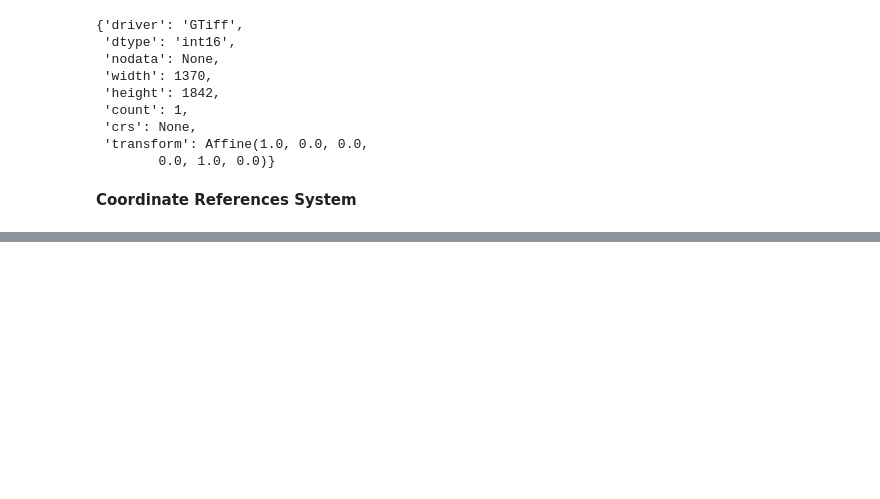
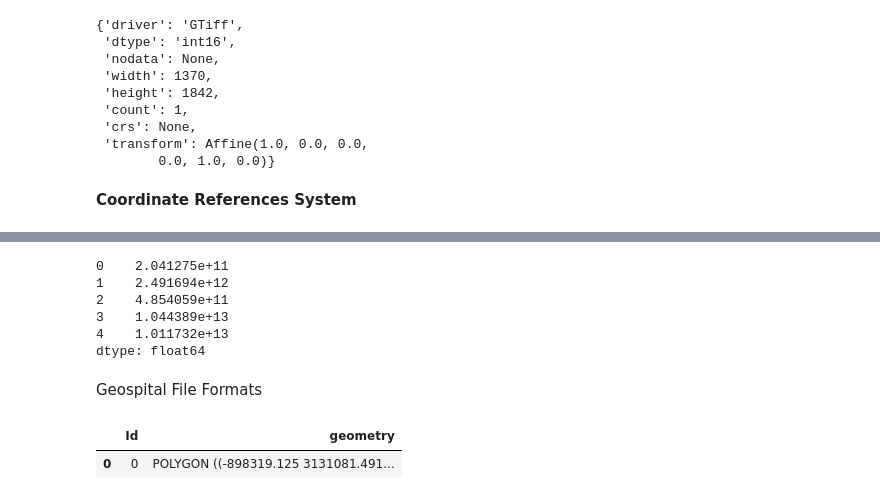
Before and after one commit to bibeksubedi0001/Machine-Learning-basic, a Jupyter notebook: Introtogeo/geopandas_operation.ipynb, the cells around one changed output, grey strips where cells are left out. Drawn from its saved outputs; the diff is of its cells as text; code cells hidden in the pictures; blank space fills up the shorter version.

```diff
--- a/geopandas_operation.ipynb
+++ b/Introtogeo/geopandas_operation.ipynb
@@ -104,0 +152,18 @@ src.meta
+# %%
+world_utm.area.head()
+# %% [output]
+0    2.041275e+11
+1    2.491694e+12
+2    4.854059e+11
+3    1.044389e+13
+4    1.011732e+13
+dtype: float64
+# %% [markdown]
+Geospital File Formats
+# %%
+shapefile=gpd.read_file(r"C:\Users\Bibek\Documents\ArcGIS\Data For GIS Training\Hydro data")
+# %%
+shapefile.head()
+# %% [output]
+|  | Id | geometry |
+| 0 | 0 | POLYGON ((-898319.125 3131081.491... |
```
Also changed, not shown: parts of 7 cells of this notebook, 7 other files.
